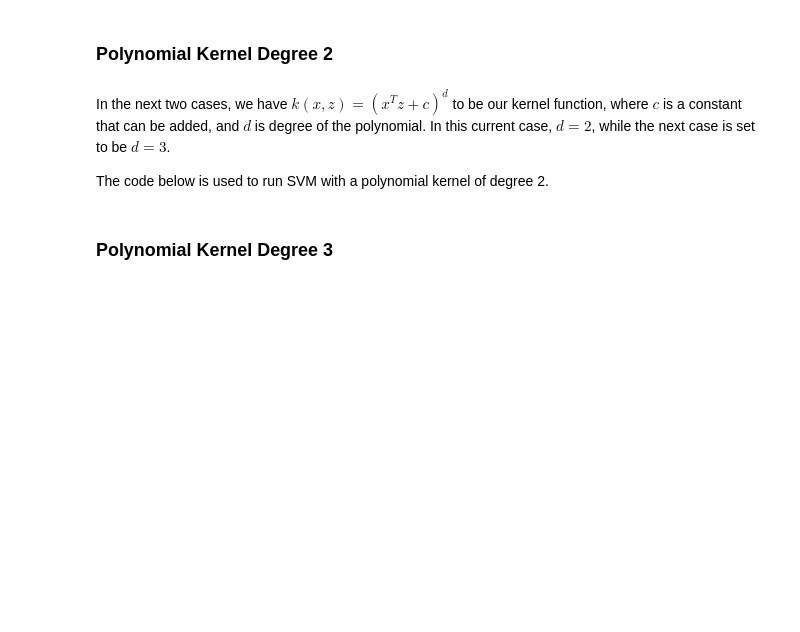
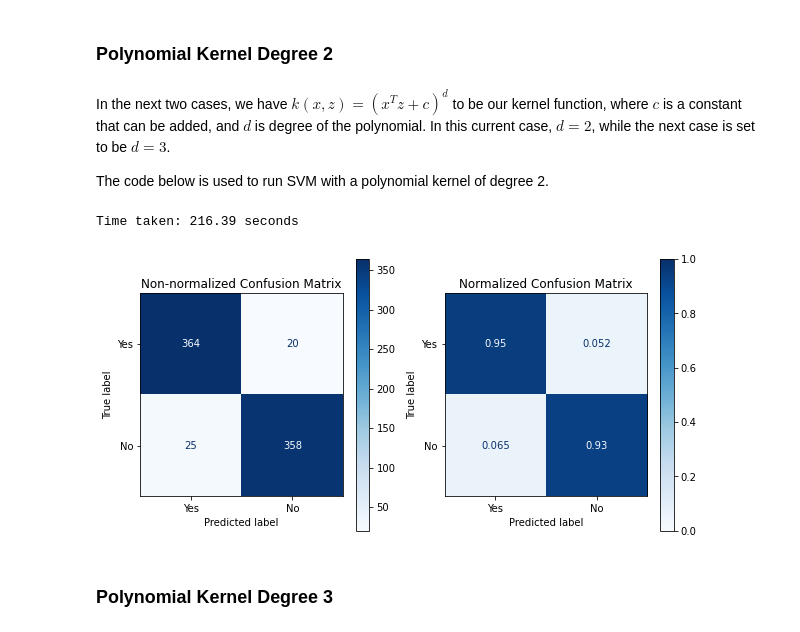
Before and after one commit to zengfung/MaskDetectionWithPython, a Jupyter notebook: Machine Learning Classification and Analysis.ipynb, the cells around one changed output. Drawn from its saved outputs; the diff is of its cells as text; code cells hidden in the pictures; blank space fills up the shorter version.

```diff
--- a/Machine Learning Classification and Analysis.ipynb
+++ b/Machine Learning Classification and Analysis.ipynb
@@ -205,16 +169,19 @@ In the next two cases, we have $k(x,z) = (x^T z + c)^d$ to be our kernel functio
 The code below is used to run SVM with a polynomial kernel of degree 2.
 # %%
 start = time.time()
-classifier3 = SVC(kernel = 'poly', degree = 2)
-classifier3.fit(train_x, train_y)
-[[tp, fn], [fp, tn]] = plot_confmat(classifier3, test_x, test_y_true)
+classifier = SVC(kernel = 'poly', degree = 2)
+classifier.fit(train_x, train_y)
+[[tp, fn], [fp, tn]] = plot_confmat(classifier, test_x, test_y_true)
 end = time.time()
 time_taken = end - start
 
 classification_result['SVM - Degree 2'] = {'Time' : time_taken,
                                       'True Positive' : tp,
                                       'True Negative' : tn,
                                       'False Positive' : fp,
                                       'False Negative' : fn}
 
 print('Time taken:', round(time_taken,2), 'seconds')
+# %% [output]
+Time taken: 216.39 seconds
+[figure, added]
```
Also changed, not shown: parts of 89 cells of this notebook.
